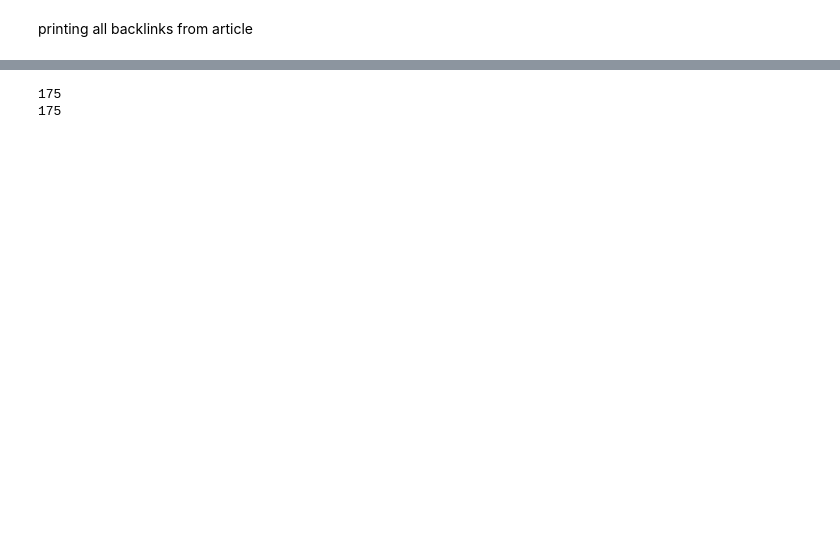
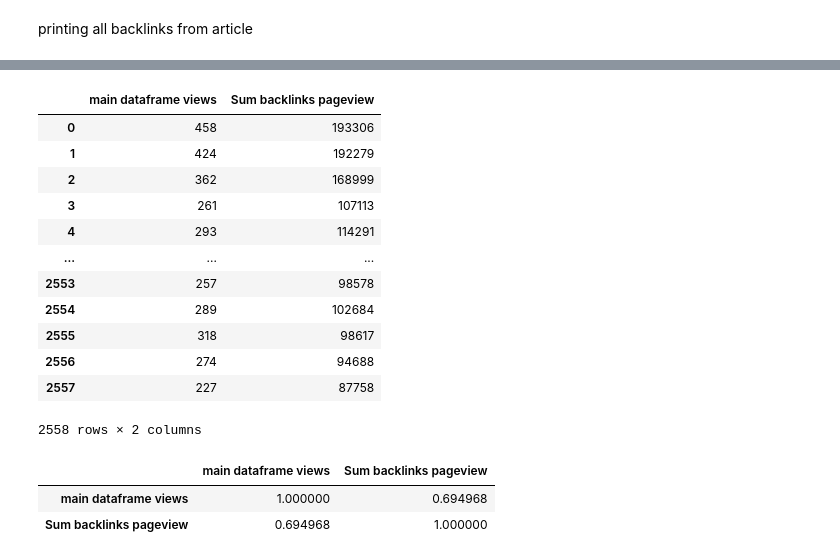
Before and after one commit to Salamandererer/Datenanalyse, a Jupyter notebook: real stuff/Correlation.ipynb, the cells around one changed output, grey strips where cells are left out. Cells and saved outputs as stored; diff of their text form; code cells hidden in the pictures; blank space fills up the shorter version.

```diff
--- a/real stuff/Correlation.ipynb
+++ b/real stuff/Correlation.ipynb
@@ -6,5 +6,5 @@ from linkmethods import get_back_links,get_pageviews, get_target, get_backlink_s
 # %%
-article = "Meisen" #wenn ein : im titel dann bugg
+article = "Politikwissenschaft" #wenn ein : im titel dann bugg
 # %%
 all_main_backlinks = get_links(article,"linkshere") #grab all backlinks from one page
 # %%
@@ -70,0 +67,20 @@ print(type(num_backlink_data[0][0]))
+# %%
+mainviews = get_views(article)
+backlinksMainview = filterlinks(get_links(article,"linkshere"))
+
+len1 = len(mainviews)
+for entry in backlinksMainview:
+    views = get_views(entry)
+    len2 = len(views)
+    if len2 < len1:
+        diff = len1 - len2
+        for i in range(0, diff):
+            views.append(0) #APPENDING and Not FILLING In MISSING VALUEs
+
+entrys = [0]*len(mainviews) # creating an empty array with length of the mainpage
+
+for entry in backlinksMainview:
+    list = get_views(entry)
+    for i in range(0,len(list)):
+        entrys[i] = entrys[i] + list[i]
+print(entrys)
@@ -71,2 +105,31 @@ print(type(num_backlink_data[0][0]))
+# %%
+Corr2list = []
+for e in range(len(entrys)):
+    numvieww = mainviews[e]
+    sumbl = entrys[e]
+    Corr2list.append([numvieww,sumbl])
+# %%
+corr2 = pd.DataFrame(Corr2list,columns=["main dataframe views","Sum backlinks pageview"])
+corr2
+# %% [output]
+|  | main dataframe views | Sum backlinks pageview |
+| 0 | 458 | 193306 |
+| 1 | 424 | 192279 |
+| 2 | 362 | 168999 |
+| 3 | 261 | 107113 |
+| 4 | 293 | 114291 |
+| ... | ... | ... |
+| 2553 | 257 | 98578 |
+| 2554 | 289 | 102684 |
+| 2555 | 318 | 98617 |
+| 2556 | 274 | 94688 |
+| 2557 | 227 | 87758 |
+2558 rows × 2 columns
+# %%
+corr2.corr(method="pearson")
+# %% [output]
+|  | main dataframe views | Sum backlinks pageview |
+| main dataframe views | 1.000000 | 0.694968 |
+| Sum backlinks pageview | 0.694968 | 1.000000 |
 # %%
 joinedlist = []
@@ -75,10 +138,4 @@ for e in range(len(num_backlink_data)):
     sumbl = sumview_data[e][1]
     joinedlist.append([numbl,sumbl])
-# %%
-print(len(num_backlink_data))
-print(len(sumview_data))
-# %% [output]
-175
-175
 # %%
 joinedlist
```
Also changed, not shown: parts of 18 cells of this notebook, 8 other files.
